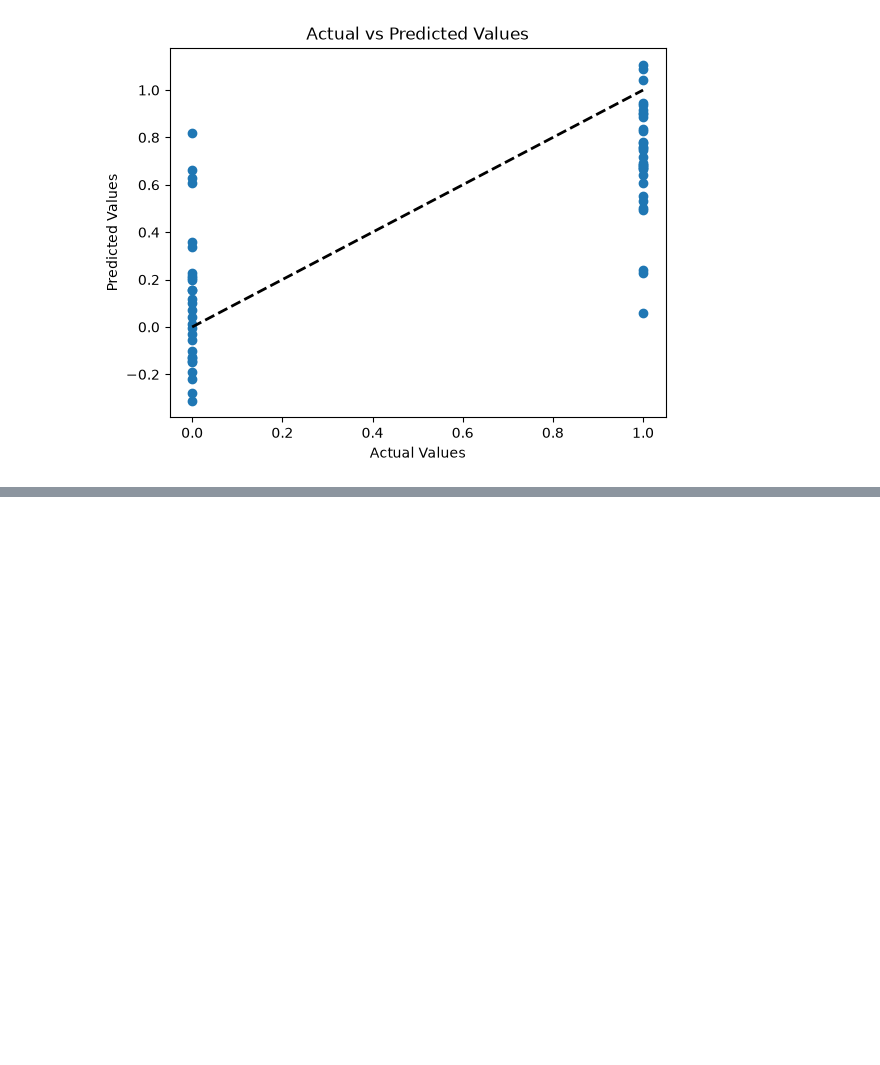
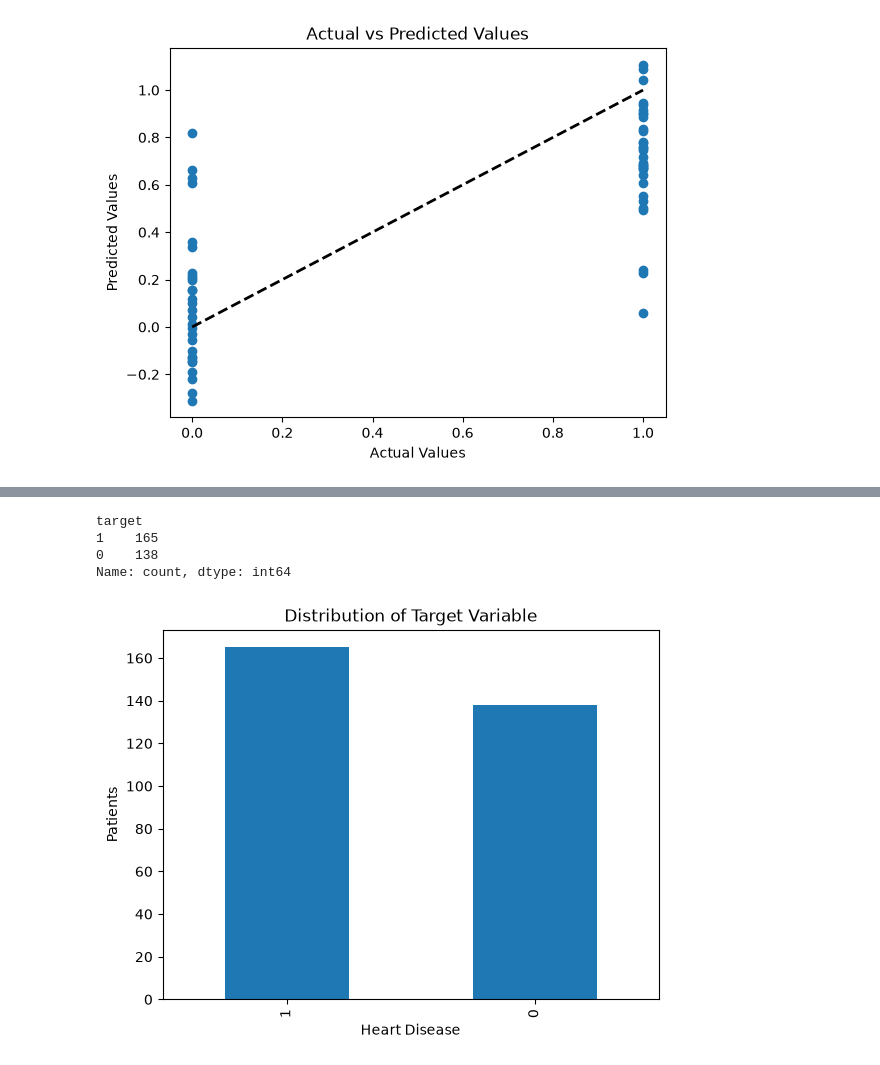
Before and after one commit to Blanc3144/Learning-ML, a Jupyter notebook: ml_class.ipynb, the cells around one changed output, grey strips where cells are left out. Drawn from its saved outputs; the diff is of its cells as text; code cells hidden in the pictures; blank space fills up the shorter version.

```diff
--- a/ml_class.ipynb
+++ b/ml_class.ipynb
@@ -76,0 +82,3 @@ plt.show()
+# %%
+df = pd.read_csv(r"C:\Users\Noir\Downloads\heart_disease_data.csv")
+df.sample()
@@ -76,0 +124,15 @@ plt.show()
+# %%
+df['target'].value_counts()
+# %% [output]
+target
+1    165
+0    138
+Name: count, dtype: int64
+# %%
+df['target'].value_counts().plot(kind= 'bar')
+plt.title('Distribution of Target Variable')
+plt.xlabel('Heart Disease')
+plt.ylabel('Patients')
+plt.show()
+# %% [output]
+[figure, added]
```
Also changed, not shown: parts of 6 cells of this notebook, 1 other file.
